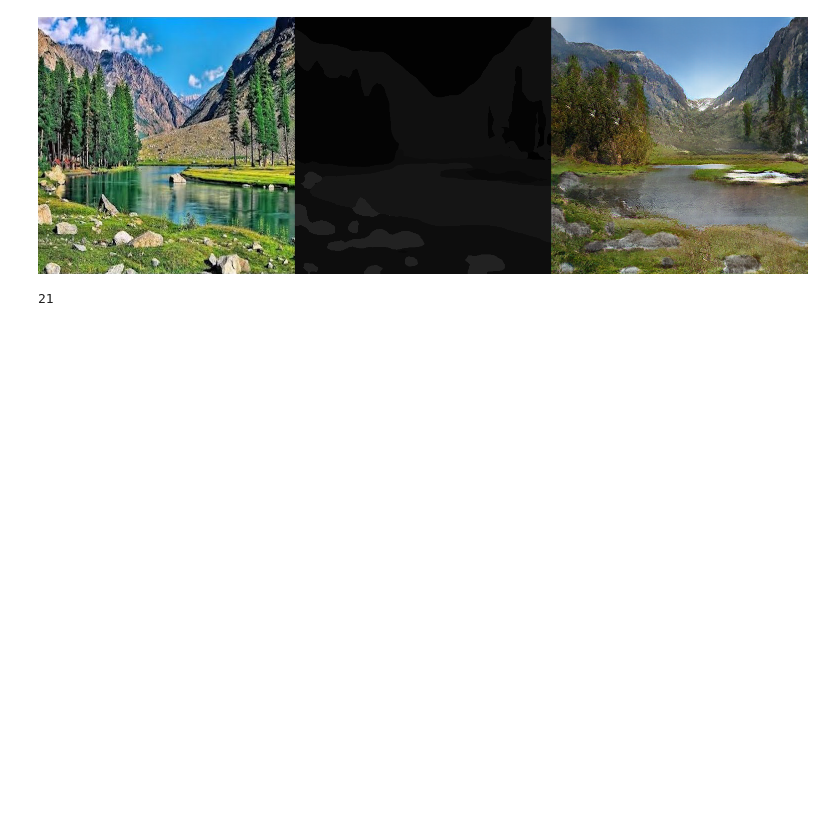
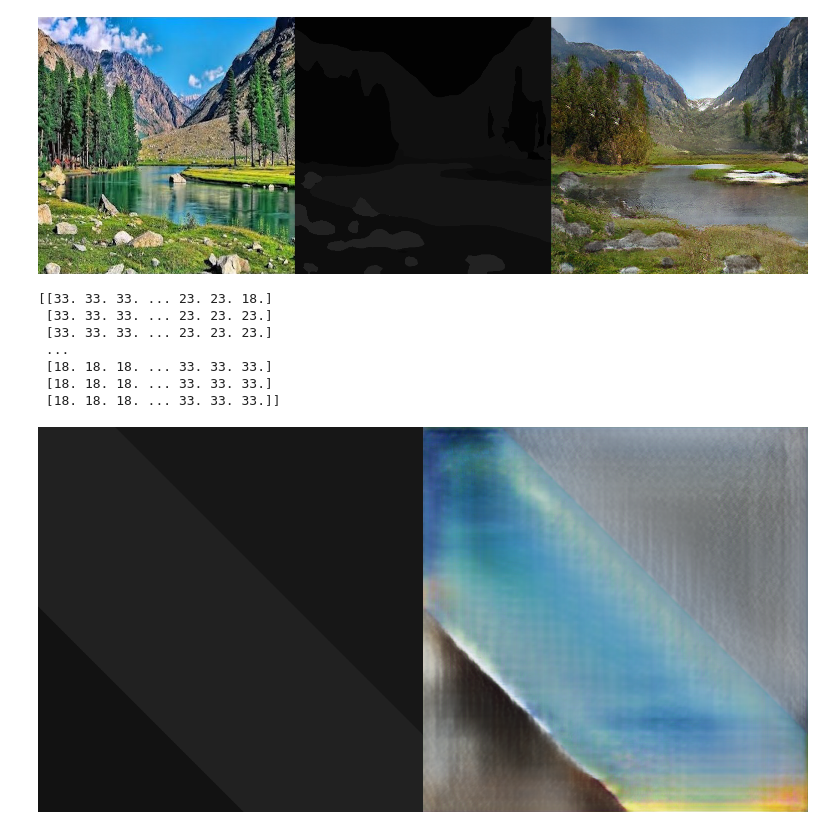
Before and after one commit to ml4a/ml4a, a Jupyter notebook: examples/models/SPADE.ipynb, the cells around one changed output. Drawn from its saved outputs; the diff is of its cells as text; code cells hidden in the pictures; blank space fills up the shorter version.

```diff
--- a/examples/models/SPADE.ipynb
+++ b/examples/models/SPADE.ipynb
@@ -58,4 +72,59 @@ labels2[labels == semantic_segmentation.get_class_index('water')]
-# %%
-semantic_segmentation.get_class_index('water')
-# %% [output]
-21
+# %%
+from ml4a.canvas import mask
+
+size = (512, 512)
+
+
+mask_config = {
+    'type': 'rects',
+    'size': size,
+    'num_channels': 3,
+    'p1': (1.0, 0.0),
+    'p2': (0.0, 1.0),
+    'width': 3.0,
+    'period': 20,
+    'blend': 0.2,
+    'reverse': True
+}
+
+import numpy as np
+
+m = mask.get_mask(mask_config)
+
+
+labels = np.zeros(size)
+labels[m[:, :, 0]>0] = spade.get_class_index('river')
+labels[m[:, :, 1]>0] = spade.get_class_index('tree')
+labels[m[:, :, 2]>0] = spade.get_class_index('sky-other')
+
+import random
+idx = [int(len(spade.classes)*random.random()*0.2) for i in range(3)]
+labels[m[:, :, 0]>0] = idx[0]
+labels[m[:, :, 1]>0] = idx[1]
+labels[m[:, :, 2]>0] = idx[2]
+
+
+
+
+
+print(labels)
+
+# m[]
+# labels[m[]] = spade.get_class_index('grass')
+# labels[labels == semantic_segmentation.get_class_index('water')] = spade.get_class_index('river')
+# labels[labels == semantic_segmentation.get_class_index('tree')] = spade.get_class_index('tree')
+# labels[labels == semantic_segmentation.get_class_index('sky')] = spade.get_class_index('sky-other')
+
+img2 = spade.run(labels)
+
+all_images = image.concatenate_images([labels, img2])
+image.display(all_images)
+# %% [output]
+[[33. 33. 33. ... 23. 23. 18.]
+ [33. 33. 33. ... 23. 23. 23.]
+ [33. 33. 33. ... 23. 23. 23.]
+ ...
+ [18. 18. 18. ... 33. 33. 33.]
+ [18. 18. 18. ... 33. 33. 33.]
+ [18. 18. 18. ... 33. 33. 33.]]
+[figure, added]
```
Also changed, not shown: parts of 12 cells of this notebook, 17 other files.
